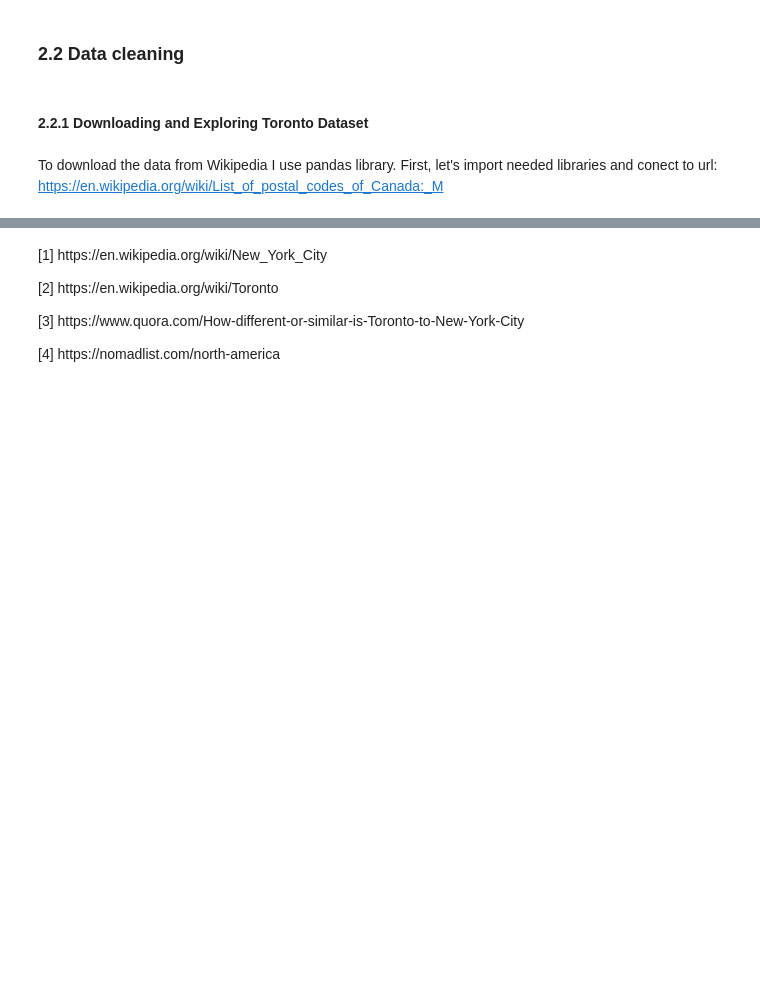
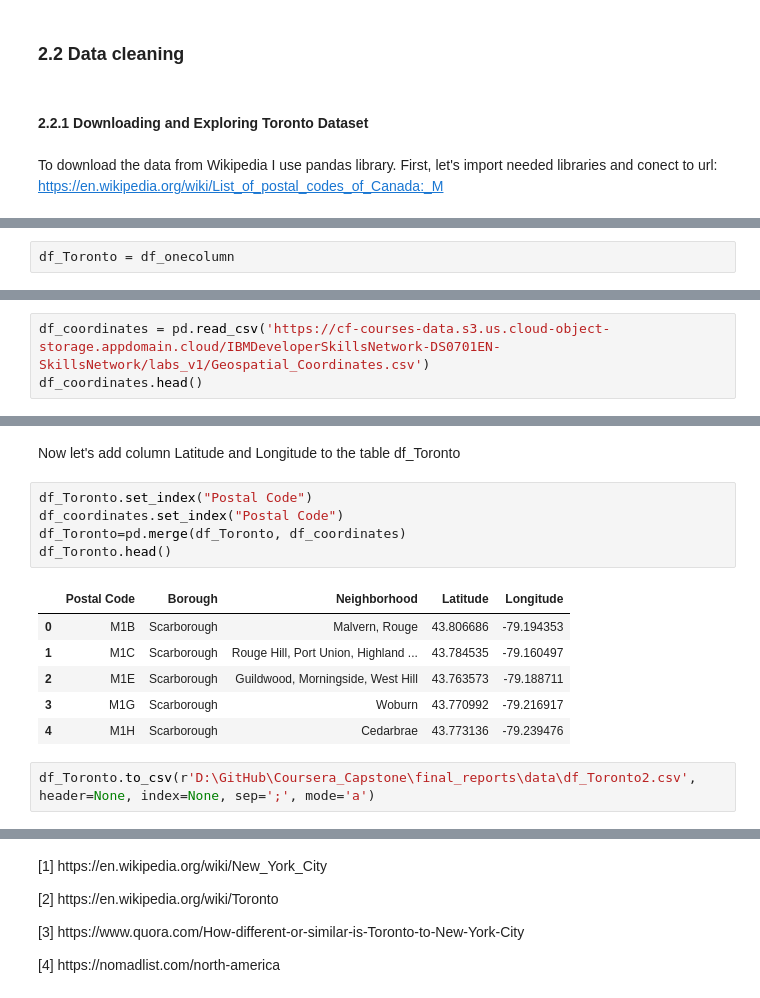
Before and after one commit to kamilkafara-total/Coursera_Capstone, a Jupyter notebook: final_reports/The battle of neighborhoods - office in Toronto.ipynb, the cells around one changed output, grey strips where cells are left out. Drawn from its saved outputs; the diff is of its cells as text; blank space fills up the shorter version.

```diff
--- a/final_reports/The battle of neighborhoods - office in Toronto.ipynb
+++ b/final_reports/The battle of neighborhoods - office in Toronto.ipynb
@@ -75,0 +294,2 @@ URLError: <urlopen error [SSL: CERTIFICATE_VERIFY_FAILED] certificate verify fai
+# %%
+df_Toronto = df_onecolumn
@@ -75,0 +313,3 @@ URLError: <urlopen error [SSL: CERTIFICATE_VERIFY_FAILED] certificate verify fai
+# %%
+df_coordinates = pd.read_csv('https://cf-courses-data.s3.us.cloud-object-storage.appdomain.cloud/IBMDeveloperSkillsNetwork-DS0701EN-SkillsNetwork/labs_v1/Geospatial_Coordinates.csv')
+df_coordinates.head()
@@ -75,0 +323,16 @@ URLError: <urlopen error [SSL: CERTIFICATE_VERIFY_FAILED] certificate verify fai
+# %% [markdown]
+Now let's add column Latitude and Longitude to the table df_Toronto
+# %%
+df_Toronto.set_index("Postal Code")
+df_coordinates.set_index("Postal Code")
+df_Toronto=pd.merge(df_Toronto, df_coordinates)
+df_Toronto.head()
+# %% [output]
+|  | Postal Code | Borough | Neighborhood | Latitude | Longitude |
+| 0 | M1B | Scarborough | Malvern, Rouge | 43.806686 | -79.194353 |
+| 1 | M1C | Scarborough | Rouge Hill, Port Union, Highland ... | 43.784535 | -79.160497 |
+| 2 | M1E | Scarborough | Guildwood, Morningside, West Hill | 43.763573 | -79.188711 |
+| 3 | M1G | Scarborough | Woburn | 43.770992 | -79.216917 |
+| 4 | M1H | Scarborough | Cedarbrae | 43.773136 | -79.239476 |
+# %%
+df_Toronto.to_csv(r'D:\GitHub\Coursera_Capstone\final_reports\data\df_Toronto2.csv', header=None, index=None, sep=';', mode='a')
```
Also changed, not shown: parts of 57 cells of this notebook, 4 other files.
